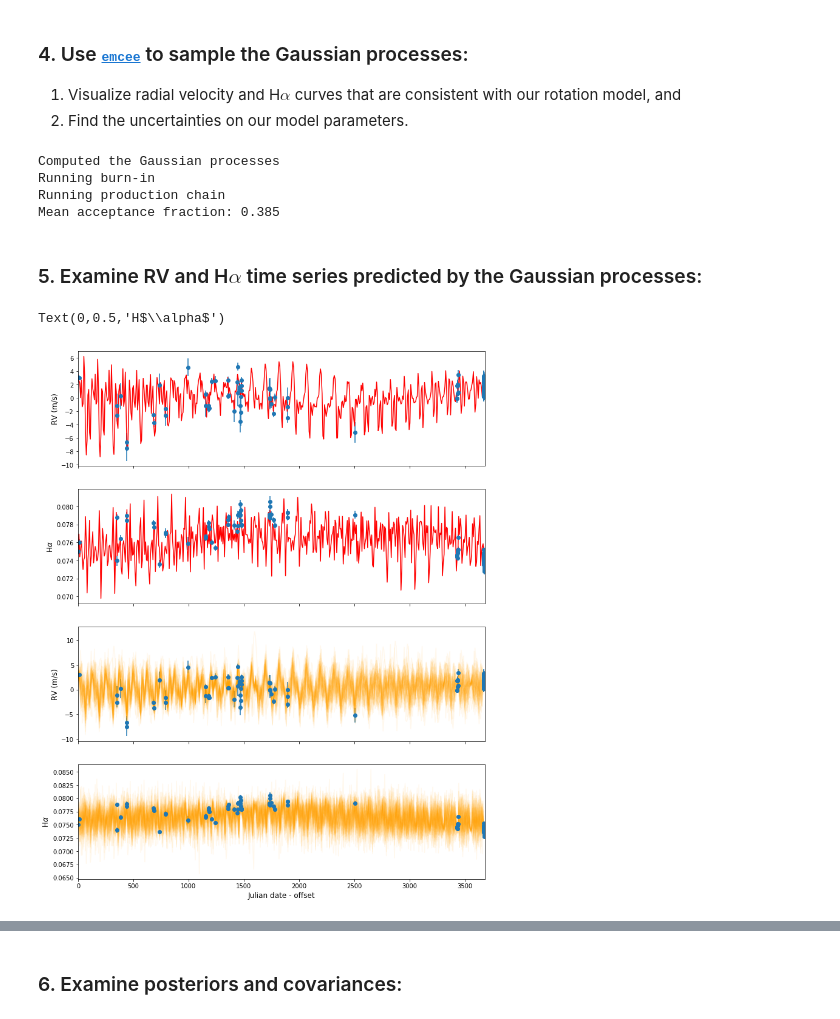
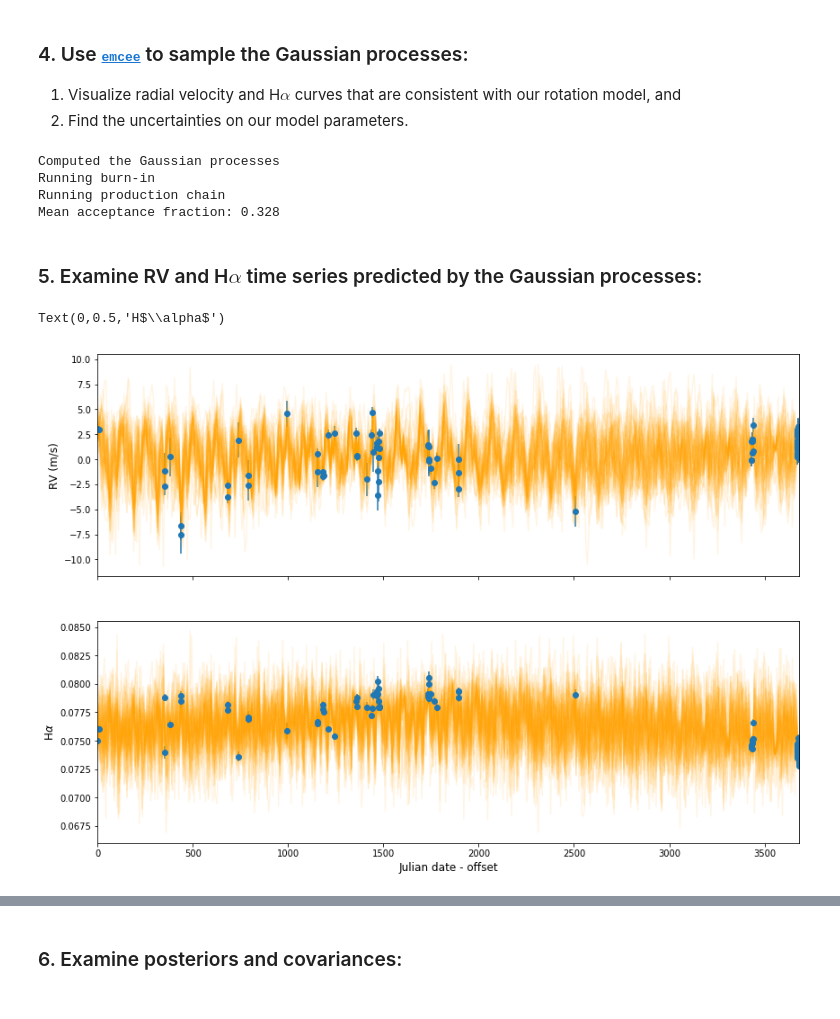
Before and after one commit to JinbiaoJi/100Earths-GP, a Jupyter notebook: current_notebooks/Kapteyn_quasi_joint.ipynb, the cells around one changed output, grey strips where cells are left out. Drawn from its saved outputs; the diff is of its cells as text; code cells hidden in the pictures.

```diff
--- a/current_notebooks/Kapteyn_quasi_joint.ipynb
+++ b/current_notebooks/Kapteyn_quasi_joint.ipynb
@@ -289,7 +291,7 @@ gp_ha.compute(alldates,allhaerr)
 print("Computed the Gaussian processes")
 
 # Set up the sampler.
-nwalkers, ndim = 100, len(allpars)
+nwalkers, ndim = 50, len(allpars)
 sampler = emcee.EnsembleSampler(nwalkers, ndim, lnprob)
 
 # Initialize the walkers.
@@ -311,50 +313,37 @@ print("Mean acceptance fraction: {0:.3f}".format(np.mean(sampler.acceptance_frac
 Computed the Gaussian processes
 Running burn-in
 Running production chain
-Mean acceptance fraction: 0.385
+Mean acceptance fraction: 0.328
 # %% [markdown]
 ### 5. Examine RV and H$\alpha$ time series predicted by the Gaussian processes:
 # %%
 # Make a flat chain of samples with the initial burn-in discarded
 samples = sampler.chain[:, nburn:, :].reshape((-1, ndim))
 
 # Plot 50 possible RV curves drawn from the flat chain, along with the data
-fig, (ax0, ax1, ax2, ax3) = plt.subplots(4, sharex=True, figsize=(12,16))
+fig, (ax1, ax2) = plt.subplots(2, sharex=True, figsize=(14,10))
 tt = np.linspace(alldates[0], alldates[-1], 501, endpoint=True)
-
-#plot one sample to check if the model is going through the data points
-# Choose a sample
-n = np.random.randint(0, samples.shape[0])
-spars_RV, spars_ha = split_par_vec(samples[n])
-gp_RV.set_parameter_vector(spars_RV)
-gp_ha.set_parameter_vector(spars_ha)
-# Plot a single sample.
-ax0.plot(tt, gp_RV.sample_conditional(allRV, tt), "red")
-ax1.plot(tt, gp_ha.sample_conditional(allha, tt), "red")
-ax0.errorbar(alldates, allRV, yerr=allRVerr, fmt='o')
-ax1.errorbar(alldates, allha, yerr=allhaerr, fmt='o')
-ax0.set_ylabel("RV (m/s)", fontsize='large')
-ax1.set_ylabel(r"H$\alpha$", fontsize='large')
 
 for i in range(50):
     # Choose a sample
     n = np.random.randint(0, samples.shape[0])
     spars_RV, spars_ha = split_par_vec(samples[n])
     gp_RV.set_parameter_vector(spars_RV)
     gp_ha.set_parameter_vector(spars_ha)
     # Plot a single sample.
-    ax2.plot(tt, gp_RV.sample_conditional(allRV, tt), "orange", alpha=0.07)
-    ax3.plot(tt, gp_ha.sample_conditional(allha, tt), "orange", alpha=0.07)
+    ax1.plot(tt, gp_RV.sample_conditional(allRV, tt), "orange", alpha=0.1)
+    ax2.plot(tt, gp_ha.sample_conditional(allha, tt), "orange", alpha=0.1)
+
 # Plot the real data
-ax2.errorbar(alldates, allRV, yerr=allRVerr, fmt='o')
-ax3.errorbar(alldates, allha, yerr=allhaerr, fmt='o')
-ax3.set_xlim(alldates[0], alldates[-1])
-ax3.set_xlabel("Julian date - offset", fontsize='large')
-ax2.set_ylabel("RV (m/s)", fontsize='large')
-ax3.set_ylabel(r"H$\alpha$", fontsize='large')
+ax1.errorbar(alldates, allRV, yerr=allRVerr, fmt='o')
+ax2.errorbar(alldates, allha, yerr=allhaerr, fmt='o')
+ax2.set_xlim(alldates[0], alldates[-1])
+ax2.set_xlabel("Julian date - offset", fontsize='large')
+ax1.set_ylabel("RV (m/s)", fontsize='large')
+ax2.set_ylabel(r"H$\alpha$", fontsize='large')
 # %% [output]
 Text(0,0.5,'H$\\alpha$')
-[figure, old version]
+[figure, new version]
 # %%
 size = 300
 RV_pds = np.zeros(size)
```
Also changed, not shown: parts of 9 cells of this notebook, 1 other file.
